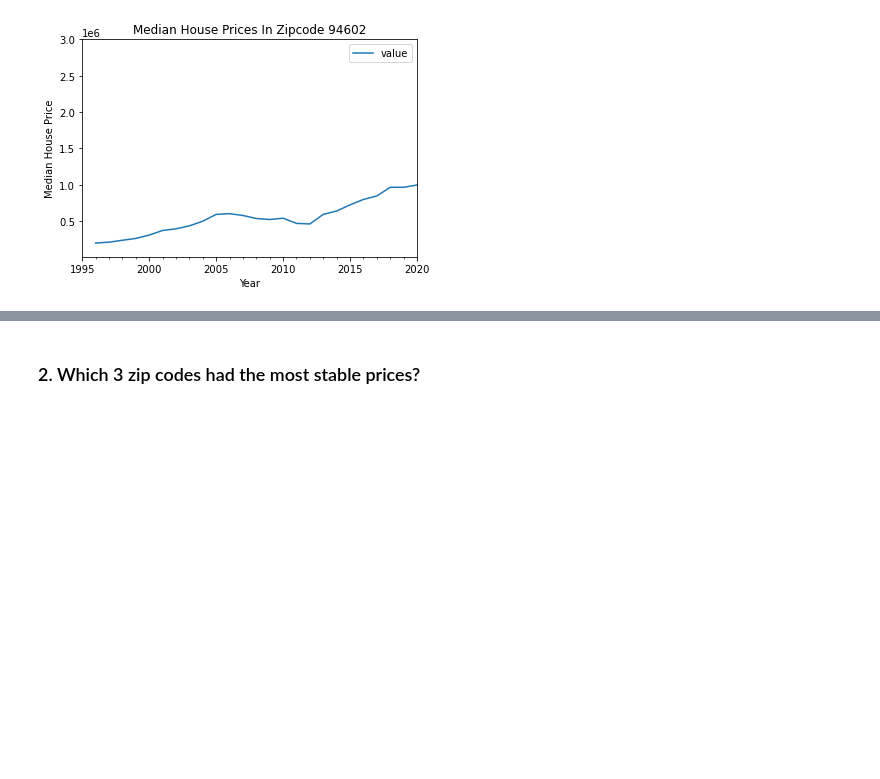
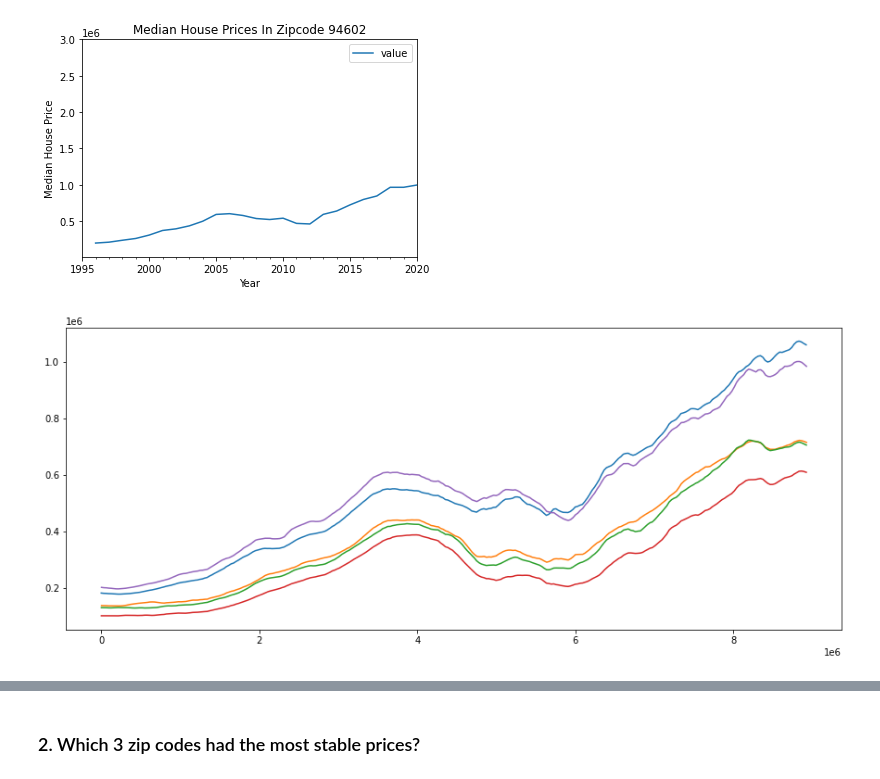
Before and after one commit to jrf6xh/Time-Series-Modeling, a Jupyter notebook: starter_notebook_CM.ipynb, the cells around one changed output, grey strips where cells are left out. Drawn from its saved outputs; the diff is of its cells as text; code cells hidden in the pictures; blank space fills up the shorter version.

```diff
--- a/starter_notebook_CM.ipynb
+++ b/starter_notebook_CM.ipynb
@@ -427,3 +483,14 @@ line_plot(oakland_vicinity_zips)
 [figure]
 [figure]
 [figure]
+# %%
+df_oakland_vicinity = df[df['zipcode'].isin(oakland_vicinity_zips)]
+# %%
+def combined_plot(zips_list, dataframe):
+    for i in range(len(zips_list)):
+        dataframe.loc[dataframe['zipcode'] == zips_list[i]]['value'].plot(label=zips_list[i], figsize=(15,6))
+        plt.legend
+# %%
+combined_plot(oakland_vicinity_zips, df_oakland_vicinity)
+# %% [output]
+[figure, added]
```
Also changed, not shown: parts of 46 cells of this notebook.
